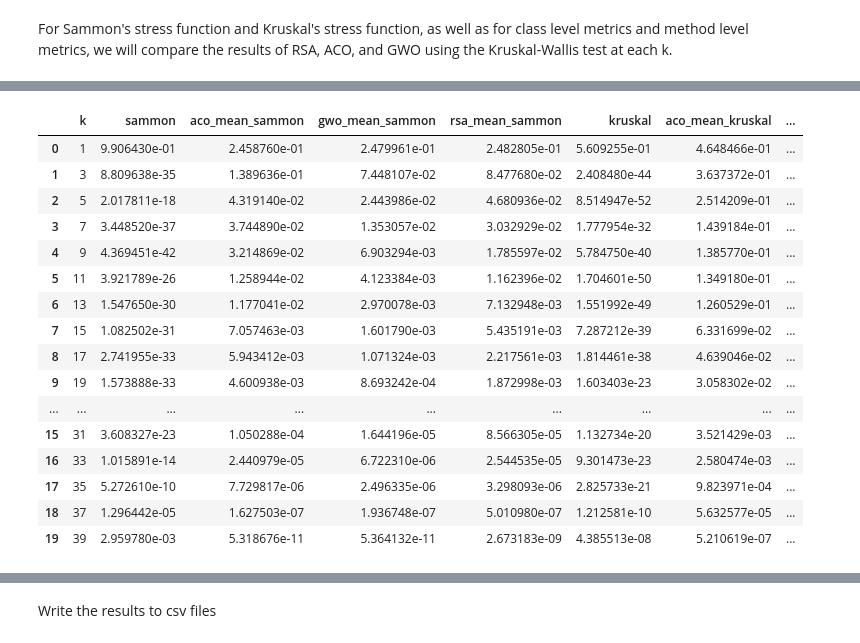
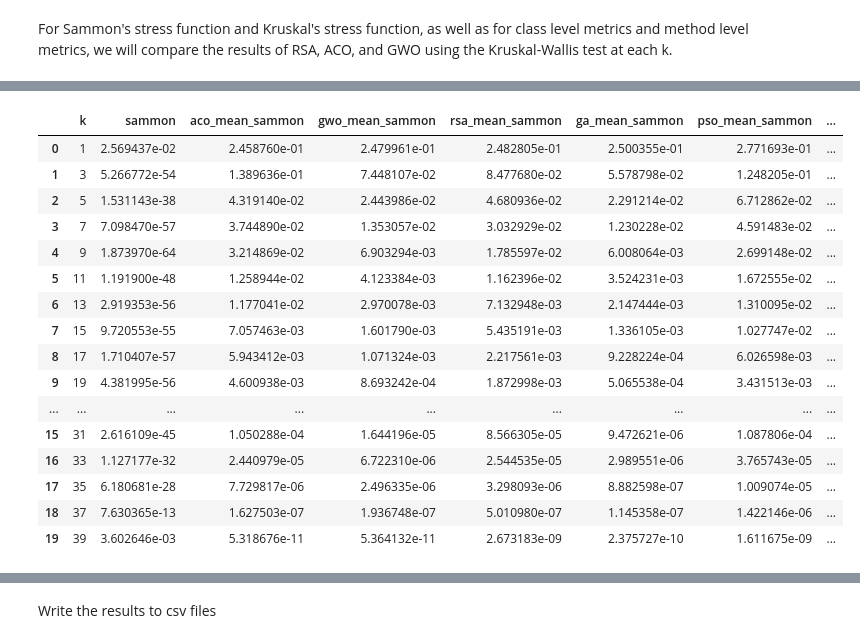
Before and after one commit to proboval/AS-EM-2024-Team5, a Jupyter notebook: HypothesisTests/hypothesis_tests.ipynb, the cells around one changed output, grey strips where cells are left out. Drawn from its saved outputs; the diff is of its cells as text; code cells hidden in the pictures.

Commit message:
Minor changes in hypothesis_tests.ipynb

```diff
--- a/HypothesisTests/hypothesis_tests.ipynb
+++ b/HypothesisTests/hypothesis_tests.ipynb
@@ -104,0 +123,4 @@ class_metrics_results.head()
+# %%
+class_metrics_results_['best_fitness_aco_kruskal'] = np.sqrt(class_metrics_results_['best_fitness_aco_kruskal'])
+class_metrics_results_['best_fitness_gwo_kruskal'] = np.sqrt(class_metrics_results_['best_fitness_gwo_kruskal'])
+class_metrics_results_['best_fitness_rsa_kruskal'] = np.sqrt(class_metrics_results_['best_fitness_rsa_kruskal'])
@@ -225,7 +276,7 @@ method_metrics_results.head()
 # %% [markdown]
 For Sammon's stress function and Kruskal's stress function, as well as for class level metrics and method level metrics, we will compare the results of RSA, ACO, and GWO using the Kruskal-Wallis test at each k.
 # %%
-class_k_max = class_metrics_results['k'].max()
-method_k_max = method_metrics_results['k'].max()
-method_k_max
+class_k_max = class_metrics_results_['k'].max()
+method_k_max = method_metrics_results_['k'].max()
+class_k_max
 # %% [output]
@@ -234,12 +285,16 @@ method_k_max
 from scipy.stats import kruskal
 
 
-def wallis_kruskal_test(df, error_fun, k):
+def wallis_kruskal_test(df, df_, error_fun, k):
     rsa = df[df['k'] == k]['best_fitness_rsa_' + error_fun].dropna()
     gwo = df[df['k'] == k]['best_fitness_gwo_' + error_fun].dropna()
     aco = df[df['k'] == k]['best_fitness_aco_' + error_fun].dropna()
+    ga = df_[df_['k'] == k]['best_fitness_ga_' + error_fun].dropna()
+    pso = df_[df_['k'] == k]['best_fitness_pso_' + error_fun].dropna()
 
-    return kruskal(rsa, gwo, aco).pvalue, aco.mean(), gwo.mean(), rsa.mean()
+    return [kruskal(rsa, gwo, aco, pso, ga).pvalue, aco.mean(), gwo.mean(), rsa.mean(), ga.mean(), pso.mean()]
 
-wallis_kruskal_test(class_metrics_results, 'sammon', 1)
+wallis_kruskal_test(class_metrics_results_, class_metrics_results, 'sammon', 1)
+# сделать таблицу ещё одну с данными предыдущей команды
+# для методов тоже
 # %% [output]
@@ -253,13 +310,32 @@ class_level_hyp1_results = pd.DataFrame(columns=['k', 'sammon',
                                                  'aco_mean_sammon',
                                                  'gwo_mean_sammon',
                                                  'rsa_mean_sammon',
+                                                 'ga_mean_sammon',
+                                                 'pso_mean_sammon',
                                                  'kruskal',
-                                                 'aco_mean_kruskal', 'gwo_mean_kruskal', 'rsa_mean_kruskal'])
+                                                 'aco_mean_kruskal',
+                                                 'gwo_mean_kruskal',
+                                                 'rsa_mean_kruskal',
+                                                 'ga_mean_kruskal',
+                                                 'pso_mean_kruskal',])
 
 for k in range(1, class_k_max + 1, 2):
     print(k)
-    sammon, aco_mean_sammon, gwo_mean_sammon, rsa_mean_sammon = wallis_kruskal_test(class_metrics_results, 'sammon', k)
-    kruskal_, aco_mean_kruskal, gwo_mean_kruskal, rsa_mean_kruskal = wallis_kruskal_test(class_metrics_results, 'kruskal', k)
+    res = wallis_kruskal_test(class_metrics_results_, class_metrics_results, 'sammon', k)
+    sammon = res[0]
+    aco_mean_sammon = res[1]
+    gwo_mean_sammon = res[2]
+    rsa_mean_sammon = res[3]
+    ga_mean_sammon = res[4]
+    pso_mean_sammon = res[5]
+
+    res = wallis_kruskal_test(class_metrics_results_, class_metrics_results, 'kruskal', k)
+    kruskal_ = res[0]
+    aco_mean_kruskal = res[1]
+    gwo_mean_kruskal = res[2]
+    rsa_mean_kruskal = res[3]
+    ga_mean_kruskal = res[4]
+    pso_mean_kruskal = res[5]
 
     class_level_hyp1_results = pd.concat([
         class_level_hyp1_results,
@@ -269,10 +345,14 @@ for k in range(1, class_k_max + 1, 2):
             'aco_mean_sammon': aco_mean_sammon,
             'gwo_mean_sammon': gwo_mean_sammon,
             'rsa_mean_sammon': rsa_mean_sammon,
+            'ga_mean_sammon': ga_mean_sammon,
+            'pso_mean_sammon': pso_mean_sammon,
             'kruskal': kruskal_,
             'aco_mean_kruskal': aco_mean_kruskal,
             'gwo_mean_kruskal': gwo_mean_kruskal,
-            'rsa_mean_kruskal': rsa_mean_kruskal
+            'rsa_mean_kruskal': rsa_mean_kruskal,
+            'ga_mean_kruskal': ga_mean_kruskal,
+            'pso_mean_kruskal': pso_mean_kruskal,
         })
     ], ignore_index=True)
 
@@ -303,20 +383,20 @@ class_level_hyp1_results
-|  | k | sammon | aco_mean_sammon | gwo_mean_sammon | rsa_mean_sammon | kruskal | aco_mean_kruskal | ... |
-| 0 | 1 | 9.906430e-01 | 2.458760e-01 | 2.479961e-01 | 2.482805e-01 | 5.609255e-01 | 4.648466e-01 | ... |
-| 1 | 3 | 8.809638e-35 | 1.389636e-01 | 7.448107e-02 | 8.477680e-02 | 2.408480e-44 | 3.637372e-01 | ... |
-| 2 | 5 | 2.017811e-18 | 4.319140e-02 | 2.443986e-02 | 4.680936e-02 | 8.514947e-52 | 2.514209e-01 | ... |
-| 3 | 7 | 3.448520e-37 | 3.744890e-02 | 1.353057e-02 | 3.032929e-02 | 1.777954e-32 | 1.439184e-01 | ... |
-| 4 | 9 | 4.369451e-42 | 3.214869e-02 | 6.903294e-03 | 1.785597e-02 | 5.784750e-40 | 1.385770e-01 | ... |
-| 5 | 11 | 3.921789e-26 | 1.258944e-02 | 4.123384e-03 | 1.162396e-02 | 1.704601e-50 | 1.349180e-01 | ... |
-| 6 | 13 | 1.547650e-30 | 1.177041e-02 | 2.970078e-03 | 7.132948e-03 | 1.551992e-49 | 1.260529e-01 | ... |
-| 7 | 15 | 1.082502e-31 | 7.057463e-03 | 1.601790e-03 | 5.435191e-03 | 7.287212e-39 | 6.331699e-02 | ... |
-| 8 | 17 | 2.741955e-33 | 5.943412e-03 | 1.071324e-03 | 2.217561e-03 | 1.814461e-38 | 4.639046e-02 | ... |
-| 9 | 19 | 1.573888e-33 | 4.600938e-03 | 8.693242e-04 | 1.872998e-03 | 1.603403e-23 | 3.058302e-02 | ... |
+|  | k | sammon | aco_mean_sammon | gwo_mean_sammon | rsa_mean_sammon | ga_mean_sammon | pso_mean_sammon | ... |
+| 0 | 1 | 2.569437e-02 | 2.458760e-01 | 2.479961e-01 | 2.482805e-01 | 2.500355e-01 | 2.771693e-01 | ... |
+| 1 | 3 | 5.266772e-54 | 1.389636e-01 | 7.448107e-02 | 8.477680e-02 | 5.578798e-02 | 1.248205e-01 | ... |
+| 2 | 5 | 1.531143e-38 | 4.319140e-02 | 2.443986e-02 | 4.680936e-02 | 2.291214e-02 | 6.712862e-02 | ... |
+| 3 | 7 | 7.098470e-57 | 3.744890e-02 | 1.353057e-02 | 3.032929e-02 | 1.230228e-02 | 4.591483e-02 | ... |
+| 4 | 9 | 1.873970e-64 | 3.214869e-02 | 6.903294e-03 | 1.785597e-02 | 6.008064e-03 | 2.699148e-02 | ... |
+| 5 | 11 | 1.191900e-48 | 1.258944e-02 | 4.123384e-03 | 1.162396e-02 | 3.524231e-03 | 1.672555e-02 | ... |
+| 6 | 13 | 2.919353e-56 | 1.177041e-02 | 2.970078e-03 | 7.132948e-03 | 2.147444e-03 | 1.310095e-02 | ... |
+| 7 | 15 | 9.720553e-55 | 7.057463e-03 | 1.601790e-03 | 5.435191e-03 | 1.336105e-03 | 1.027747e-02 | ... |
+| 8 | 17 | 1.710407e-57 | 5.943412e-03 | 1.071324e-03 | 2.217561e-03 | 9.228224e-04 | 6.026598e-03 | ... |
+| 9 | 19 | 4.381995e-56 | 4.600938e-03 | 8.693242e-04 | 1.872998e-03 | 5.065538e-04 | 3.431513e-03 | ... |
 | ... | ... | ... | ... | ... | ... | ... | ... | ... |
-| 15 | 31 | 3.608327e-23 | 1.050288e-04 | 1.644196e-05 | 8.566305e-05 | 1.132734e-20 | 3.521429e-03 | ... |
-| 16 | 33 | 1.015891e-14 | 2.440979e-05 | 6.722310e-06 | 2.544535e-05 | 9.301473e-23 | 2.580474e-03 | ... |
-| 17 | 35 | 5.272610e-10 | 7.729817e-06 | 2.496335e-06 | 3.298093e-06 | 2.825733e-21 | 9.823971e-04 | ... |
-| 18 | 37 | 1.296442e-05 | 1.627503e-07 | 1.936748e-07 | 5.010980e-07 | 1.212581e-10 | 5.632577e-05 | ... |
-| 19 | 39 | 2.959780e-03 | 5.318676e-11 | 5.364132e-11 | 2.673183e-09 | 4.385513e-08 | 5.210619e-07 | ... |
+| 15 | 31 | 2.616109e-45 | 1.050288e-04 | 1.644196e-05 | 8.566305e-05 | 9.472621e-06 | 1.087806e-04 | ... |
+| 16 | 33 | 1.127177e-32 | 2.440979e-05 | 6.722310e-06 | 2.544535e-05 | 2.989551e-06 | 3.765743e-05 | ... |
+| 17 | 35 | 6.180681e-28 | 7.729817e-06 | 2.496335e-06 | 3.298093e-06 | 8.882598e-07 | 1.009074e-05 | ... |
+| 18 | 37 | 7.630365e-13 | 1.627503e-07 | 1.936748e-07 | 5.010980e-07 | 1.145358e-07 | 1.422146e-06 | ... |
+| 19 | 39 | 3.602646e-03 | 5.318676e-11 | 5.364132e-11 | 2.673183e-09 | 2.375727e-10 | 1.611675e-09 | ... |
 # %%
 class_metrics_results['k'] = class_metrics_results['k'].astype(int)
 # %%
```
Also changed, not shown: parts of 27 cells of this notebook.
